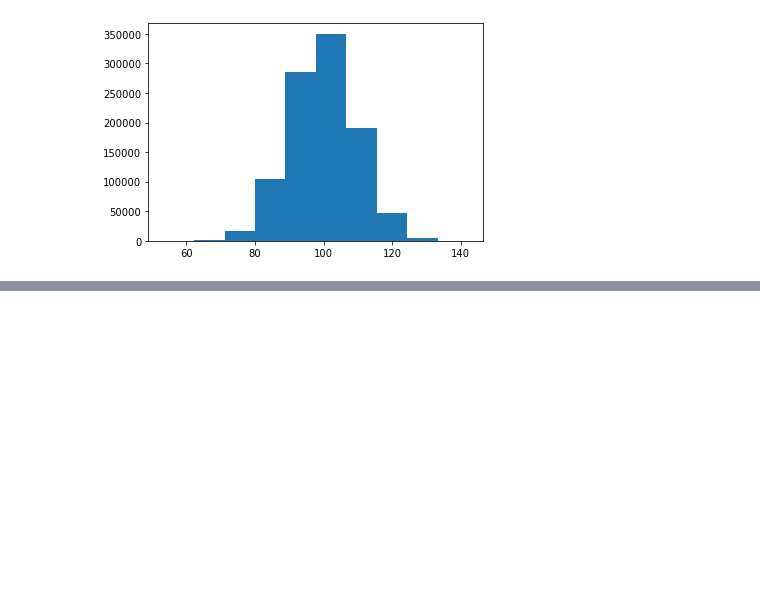
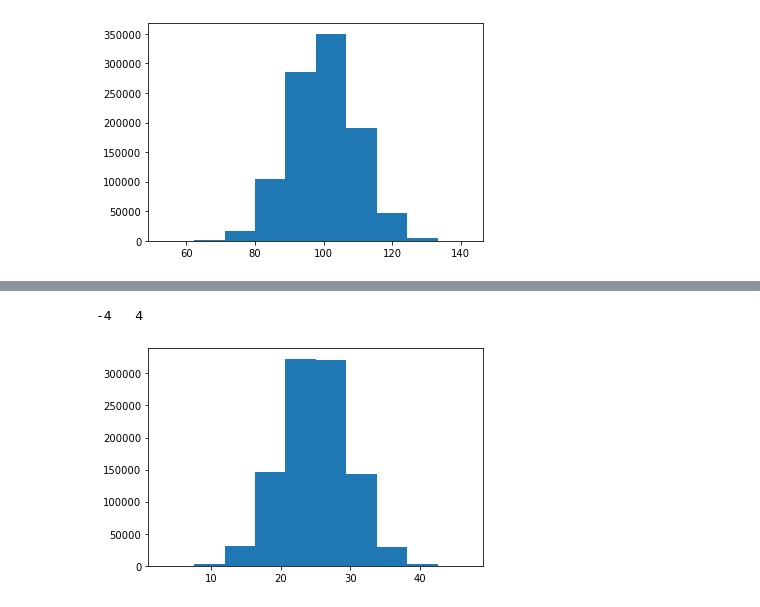
Before and after one commit to Inventrohyder/cs146, a Jupyter notebook: 7.1/notebook.ipynb, the cells around one changed output, grey strips where cells are left out. Cells and saved outputs as stored; diff of their text form; code cells hidden in the pictures; blank space fills up the shorter version.

```diff
--- a/7.1/notebook.ipynb
+++ b/7.1/notebook.ipynb
@@ -32,0 +70,5 @@ print(round(lower)," ", round(upper))
+# %%
+sized(250)
+# %% [output]
+-4   4
+[figure, added]
```
Also changed, not shown: parts of 5 cells of this notebook.
